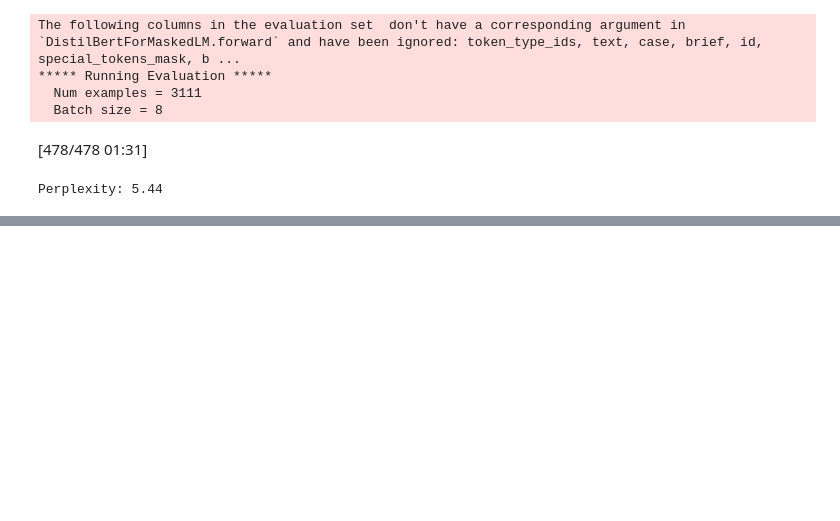
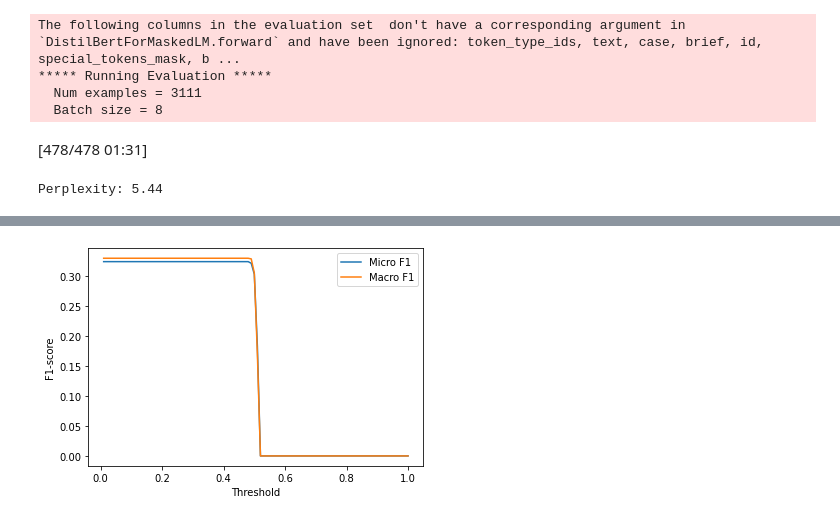
Before and after one commit to amandakonet/amicus-iv, a Jupyter notebook: mlm-finetuning/mlm_training_template.ipynb, the cells around one changed output, grey strips where cells are left out. Cells and saved outputs as stored; diff of their text form; code cells hidden in the pictures; blank space fills up the shorter version.

```diff
--- a/mlm-finetuning/mlm_training_template.ipynb
+++ b/mlm-finetuning/mlm_training_template.ipynb
@@ -337,0 +529,18 @@ Perplexity: 5.44
+# %%
+# check accuracy with different thresholds
+thresh_macros, thresh_micros = [], []
+thresholds = np.linspace(0.01, 1, 100)
+for threshold in thresholds:
+    eval_ds = eval_ds.map(get_preds, batched=False, fn_kwargs={"threshold": threshold})
+    clf_report = get_clf_report(eval_ds)
+    thresh_micros.append(clf_report["micro avg"]["f1-score"])
+    thresh_macros.append(clf_report["macro avg"]["f1-score"])
+# %%
+plt.plot(thresholds, thresh_micros, label="Micro F1")
+plt.plot(thresholds, thresh_macros, label="Macro F1")
+plt.xlabel("Threshold")
+plt.ylabel("F1-score")
+plt.legend(loc="best")
+plt.show()
+# %% [output]
+[figure, added]
```
Also changed, not shown: parts of 26 cells of this notebook.
